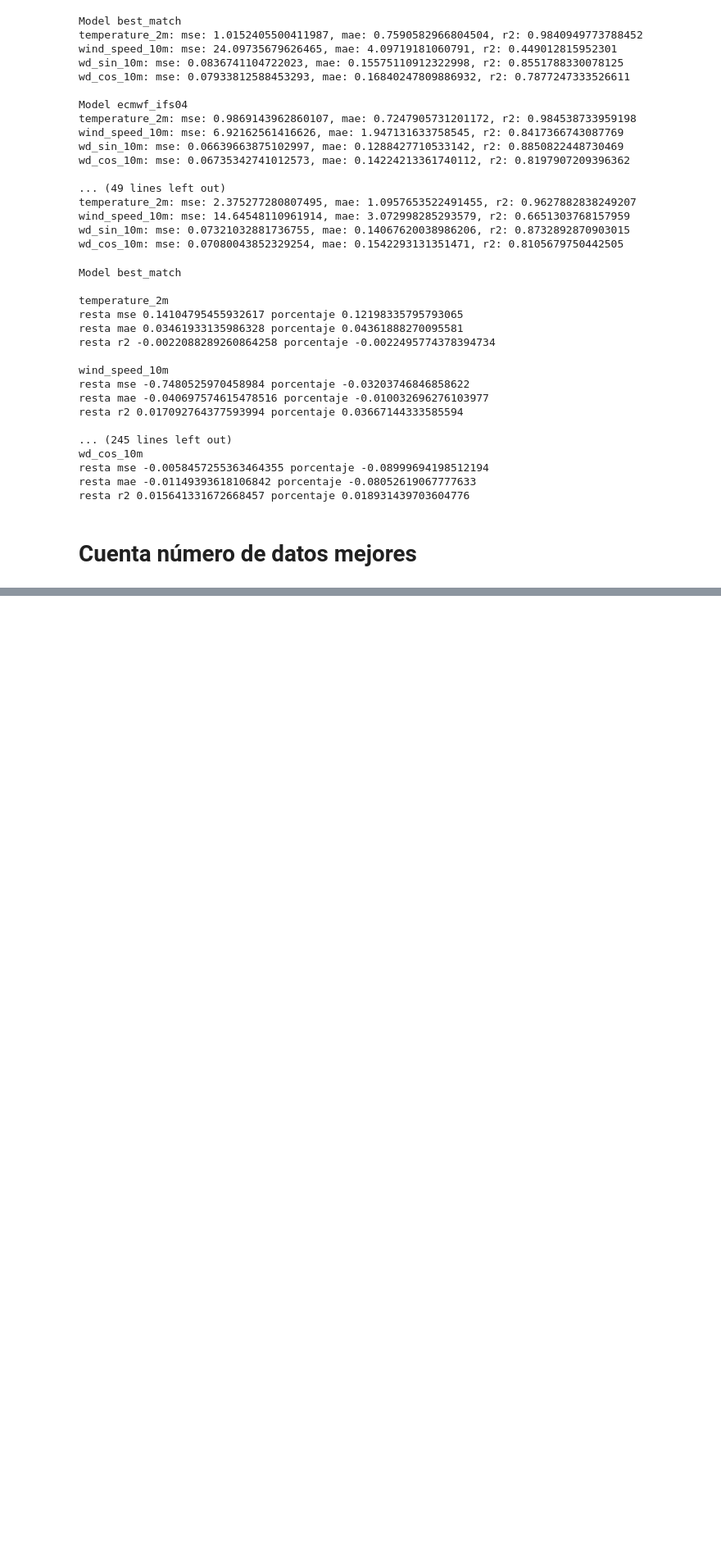
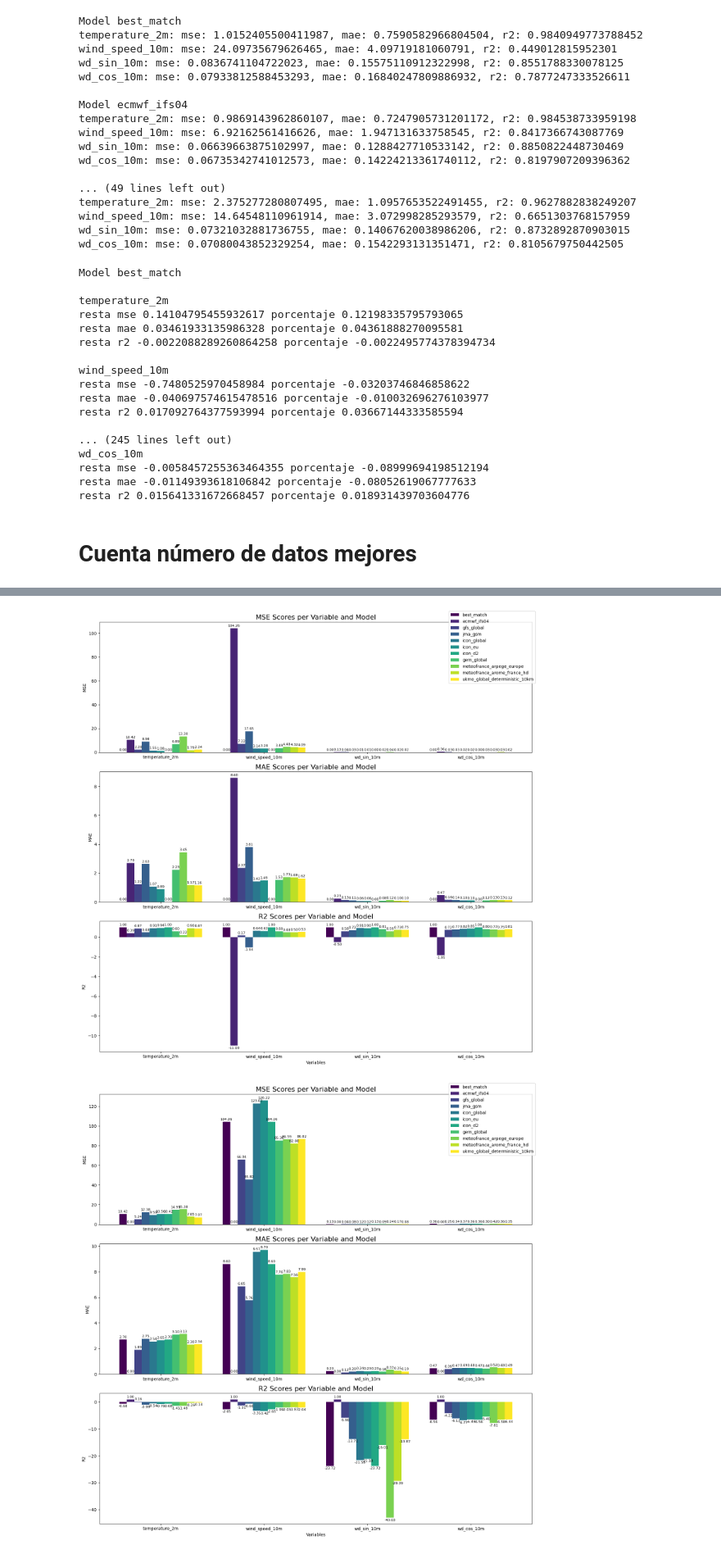
Before and after one commit to Lucia1009/TFG-Plataforma-para-la-prediccion-de-potencia-electrica-generada-en-parques-eolicos, a Jupyter notebook: modelos/Comparacion_modelos_series_temporales.ipynb, the cells around one changed output, grey strips where cells are left out. Shown at 82% size. Cells and saved outputs as stored; diff of their text form; code cells hidden in the pictures; blank space fills up the shorter version.

```diff
--- a/modelos/Comparacion_modelos_series_temporales.ipynb
+++ b/modelos/Comparacion_modelos_series_temporales.ipynb
@@ -514,0 +610,6 @@ cuenta
+# %%
+scores_probando_mejor=dict()
+for mod in models_hist.keys():
+  scores_probando_mejor[mod]=obtener_metricas(models_hist[mod], models_pred)
+
+print(scores_probando_mejor)
@@ -514,0 +634,6 @@ cuenta
+# %%
+for mod in scores_probando_mejor.keys():
+  graficar_metricas(scores_probando_mejor[mod])
+# %% [output]
+[figure, added]
+[figure, added]
```
Also changed, not shown: parts of 13 cells of this notebook.
